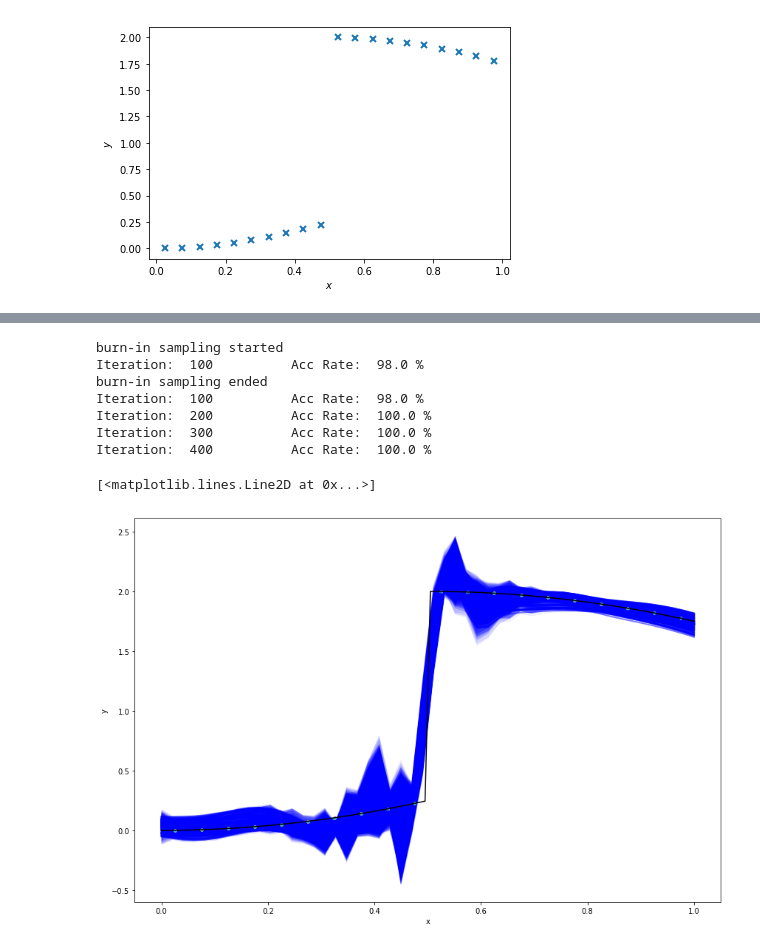
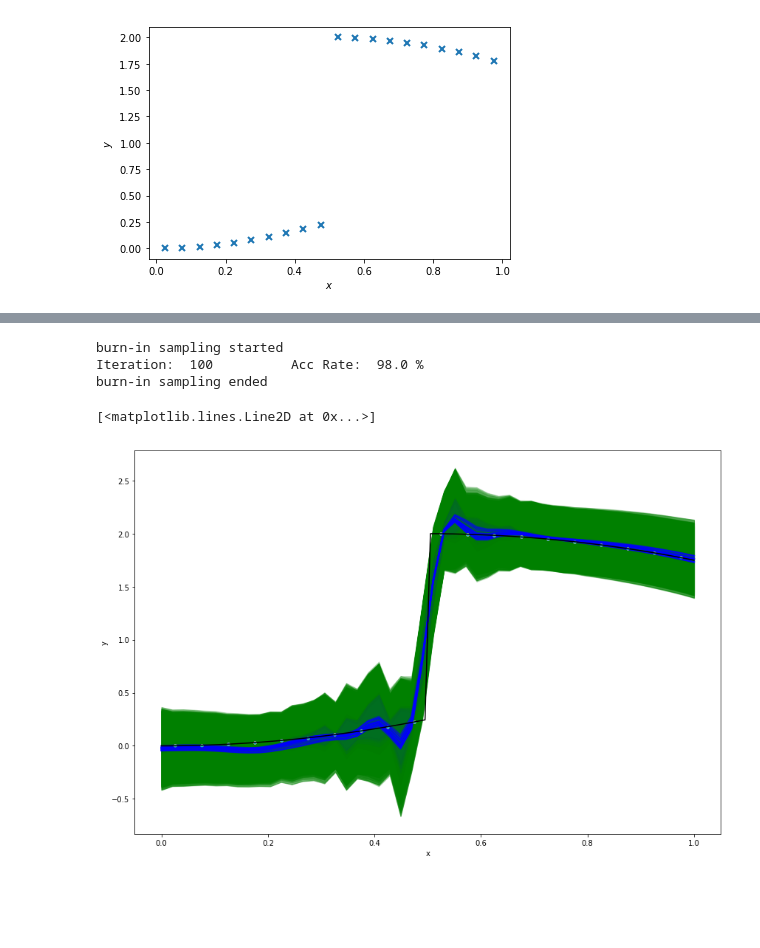
Before and after one commit to nawalgao/AdaptiveGPFlow, a Jupyter notebook: notebooks/adaptive_l_ex2.ipynb, the cells around one changed output, grey strips where cells are left out. Saved outputs shown, nothing was run; the diff lists cells and outputs as text; code cells hidden in the pictures; blank space fills up the shorter version.

Commit message:
done with building noise gp

```diff
--- a/notebooks/adaptive_l_ex2.ipynb
+++ b/notebooks/adaptive_l_ex2.ipynb
@@ -82,18 +83,15 @@ m.optimize(maxiter=500) # start near MAP
 # %%
-samples = m.sample(200, verbose=True, epsilon=0.00005, thin = 2, burn = 100, Lmax = 160)
+samples = m.sample(20, verbose=True, epsilon=0.00005, thin = 2, burn = 100, Lmax = 160)
 # %% [output]
 burn-in sampling started
 Iteration:  100          Acc Rate:  98.0 %
 burn-in sampling ended
-Iteration:  100          Acc Rate:  98.0 %
-Iteration:  200          Acc Rate:  100.0 %
-Iteration:  300          Acc Rate:  100.0 %
-Iteration:  400          Acc Rate:  100.0 %
 # %%
 sample_df = m.get_samples_df(samples)
 xnew = np.linspace(0, 1, 50)[:,None]
 xx = (xnew - 0.5) / 0.5
 mean_f_mat = np.zeros(shape = (sample_df.shape[0], xx.shape[0]))
+mean_n_mat = np.zeros(shape = (sample_df.shape[0], xx.shape[0]))
 var_f_mat = np.zeros(shape = (sample_df.shape[0], xx.shape[0]))
 # %%
 for i, s in sample_df.iterrows():
@@ -101,6 +99,8 @@ for i, s in sample_df.iterrows():
     mean_f, var_f = m.predict_f(xx)
     mean_f_mat[i, :] = mean_f[:, 0]
     var_f_mat[i, :] = np.diag(var_f)
+    mean_n, var_n = m.predict_n(xx)
+    mean_n_mat[i, :] = np.exp(mean_n[:, 0]) ** 2
 # %%
 std_f_mat = np.sqrt(var_f_mat)
 Lowerf = mean_f_mat - 2 * std_f_mat
@@ -114,8 +114,6 @@ def visualize(Xgrid, Mgrid, Vargrid, noise_var):
     Vargrid : variance of GP at those finite grid points
     """
     Sd_noise = np.sqrt(noise_var)
-#     signal_std = np.sqrt(signal_var)
-
     Sd_epis = np.sqrt(Vargrid)
 
     lower = Mgrid - 2. * Sd_epis
@@ -128,8 +126,8 @@ def visualize(Xgrid, Mgrid, Vargrid, noise_var):
     line, = plt.plot(Xgrid, Mgrid, lw = 2, color = 'b', label = 'utility', alpha = 0.5)
     plt.fill_between(Xgrid[:,0], lower, upper,
                      color = 'b', alpha = 0.05)
-    #plt.fill_between(Xgrid[:,0], lower1, upper1,
-    #                 color = 'g', alpha = 0.25)
+    plt.fill_between(Xgrid[:,0], lower1, upper1,
+                    color = 'g', alpha = 0.25)
     plt.xlabel('x')
     plt.ylabel('y')
     return
@@ -138,12 +136,12 @@ X_true = np.linspace(0, 1, 100)[:,None]
 Y_true = np.array([objective(x) for x in X_true])[:, None]
 # %%
 mini = 0
-maxi = 200
-plt.figure(figsize=(12,8))
+maxi = 20
+plt.figure(figsize=(12, 8))
 
 for i in xrange(mini,maxi):
-    visualize(xnew, mean_f_mat[i,:], var_f_mat[i,:], noise_var=.01)
+    visualize(xnew, mean_f_mat[i,:], var_f_mat[i,:], noise_var=mean_n_mat[i,:])
 plt.plot(X_true, Y_true, 'k')
 # %% [output]
 [<matplotlib.lines.Line2D at 0x...>]
-[figure, old version]
+[figure, new version]
```
Also changed, not shown: parts of 5 cells of this notebook, 1 other file.
